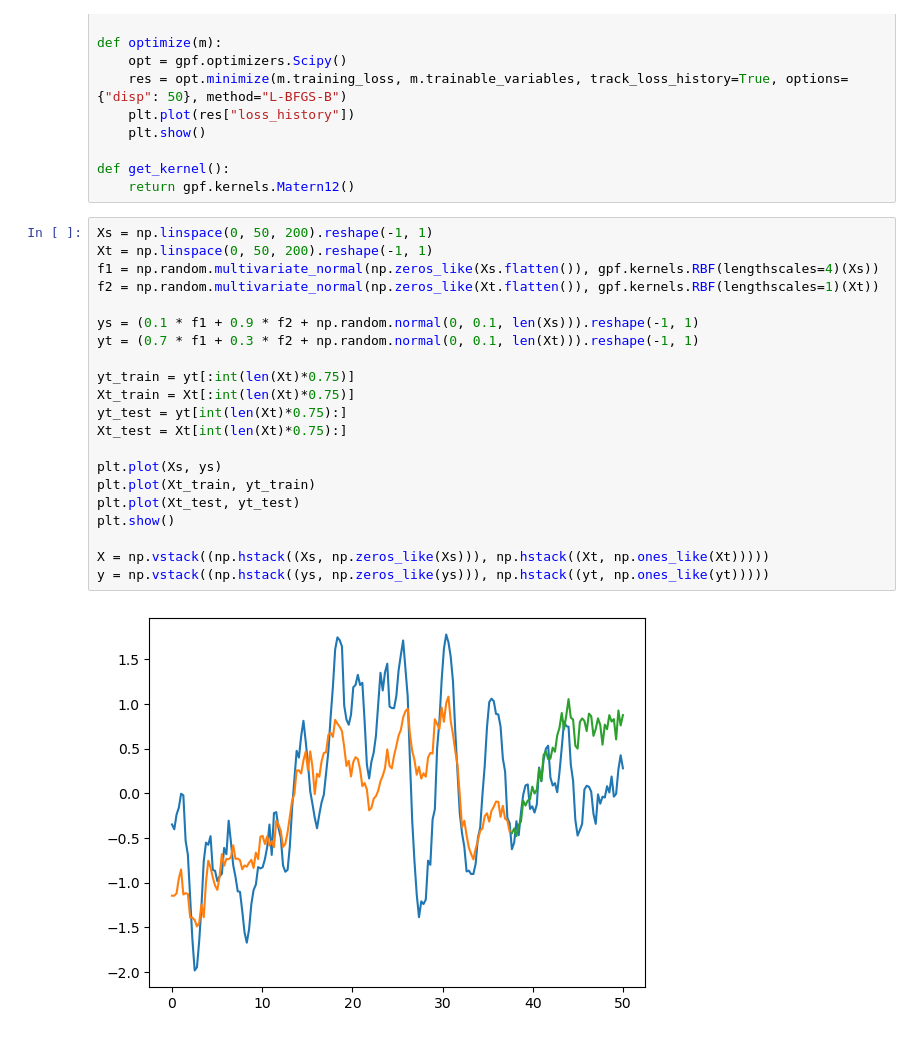
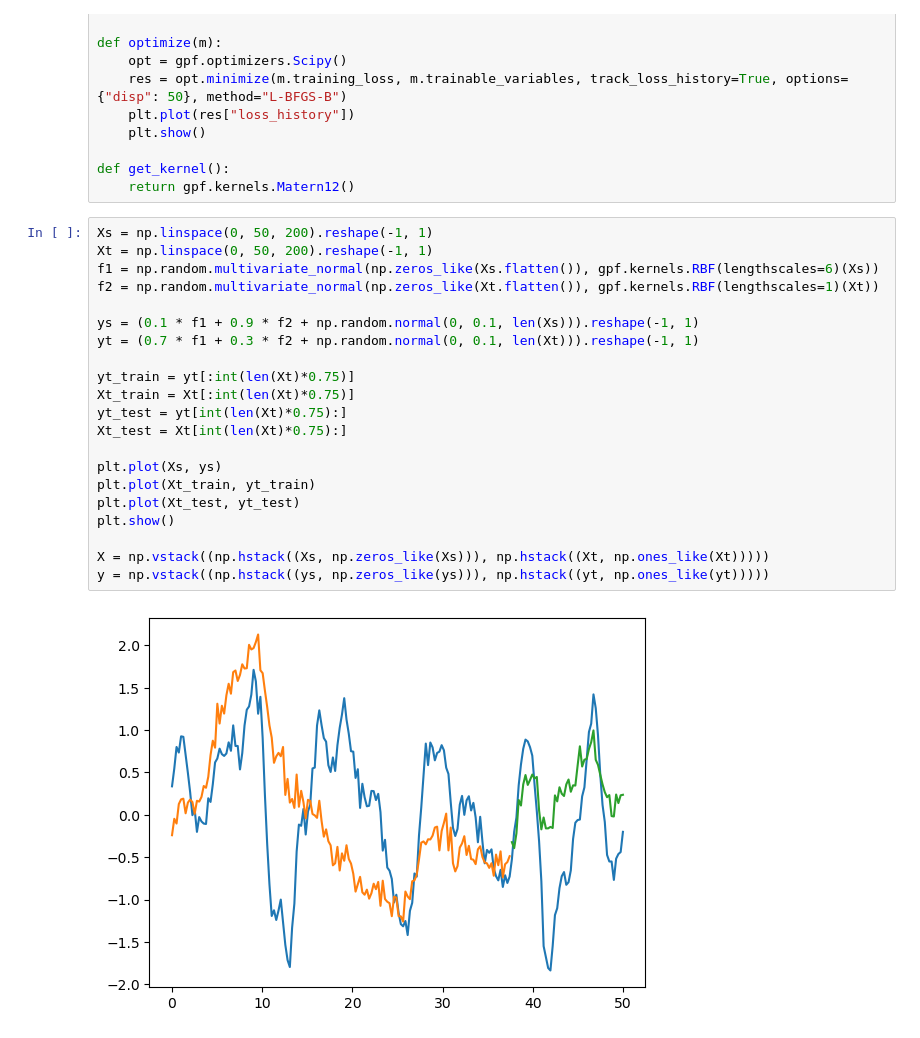
Before and after one commit to JVerbeek/at-gpflow, a Jupyter notebook: experiments/check_approximation_quality/misspecification.ipynb, the cells around one changed output. Drawn from its saved outputs; the diff is of its cells as text.

```diff
--- a/experiments/check_approximation_quality/misspecification.ipynb
+++ b/experiments/check_approximation_quality/misspecification.ipynb
@@ -22,26 +22,26 @@ def get_kernel():
 # %%
 Xs = np.linspace(0, 50, 200).reshape(-1, 1)
 Xt = np.linspace(0, 50, 200).reshape(-1, 1)
-f1 = np.random.multivariate_normal(np.zeros_like(Xs.flatten()), gpf.kernels.RBF(lengthscales=4)(Xs))
+f1 = np.random.multivariate_normal(np.zeros_like(Xs.flatten()), gpf.kernels.RBF(lengthscales=6)(Xs))
 f2 = np.random.multivariate_normal(np.zeros_like(Xt.flatten()), gpf.kernels.RBF(lengthscales=1)(Xt))
 
 ys = (0.1 * f1 + 0.9 * f2 + np.random.normal(0, 0.1, len(Xs))).reshape(-1, 1)
 yt = (0.7 * f1 + 0.3 * f2 + np.random.normal(0, 0.1, len(Xt))).reshape(-1, 1)
 
 yt_train = yt[:int(len(Xt)*0.75)]
 Xt_train = Xt[:int(len(Xt)*0.75)]
 yt_test = yt[int(len(Xt)*0.75):]
 Xt_test = Xt[int(len(Xt)*0.75):]
 
 plt.plot(Xs, ys)
 plt.plot(Xt_train, yt_train)
 plt.plot(Xt_test, yt_test)
 plt.show()
 
 X = np.vstack((np.hstack((Xs, np.zeros_like(Xs))), np.hstack((Xt, np.ones_like(Xt)))))
 y = np.vstack((np.hstack((ys, np.zeros_like(ys))), np.hstack((yt, np.ones_like(yt)))))
 # %% [output]
-[figure, old version]
+[figure, new version]
 # %%
 output_dim = 2  # Number of outputs
 rank = 1  # Rank of W
```
Also changed, not shown: parts of 4 cells of this notebook, 1 other file.
